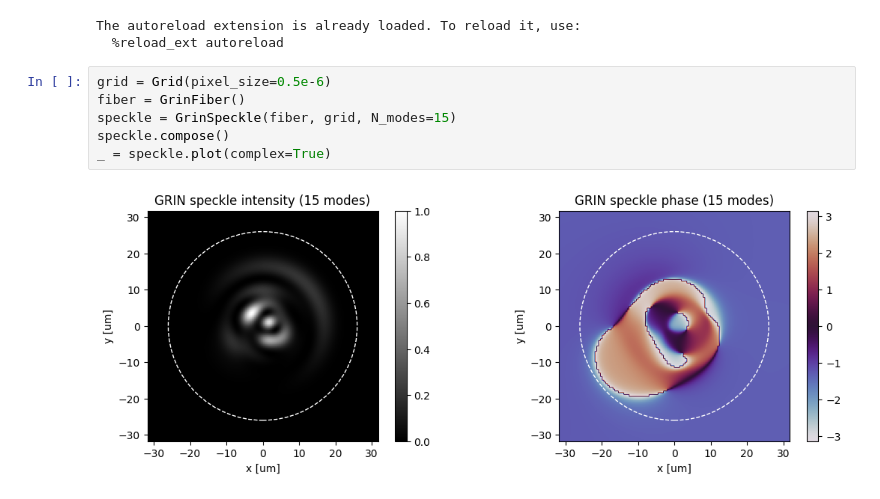
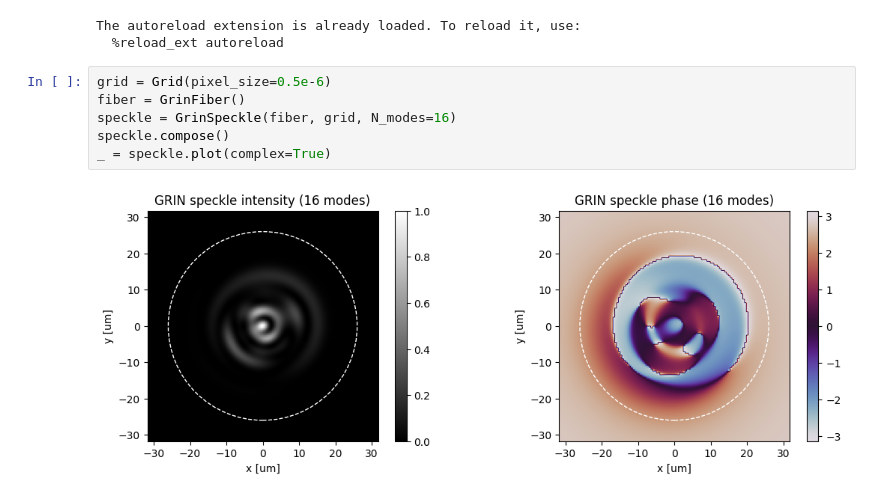
Before and after one commit to jysru/MMF_LP_modes, a Jupyter notebook: notebooks/speckle_transforms.ipynb, the cells around one changed output. Cells and saved outputs as stored; diff of their text form.

```diff
--- a/notebooks/speckle_transforms.ipynb
+++ b/notebooks/speckle_transforms.ipynb
@@ -15,10 +15,10 @@ The autoreload extension is already loaded. To reload it, use:
 # %%
 grid = Grid(pixel_size=0.5e-6)
 fiber = GrinFiber()
-speckle = GrinSpeckle(fiber, grid, N_modes=15)
+speckle = GrinSpeckle(fiber, grid, N_modes=16)
 speckle.compose()
 _ = speckle.plot(complex=True)
 # %% [output]
-[figure, old version]
+[figure, new version]
 # %%
 field = speckle.field
```
Also changed, not shown: parts of 1 cell of this notebook, 1 other file.
